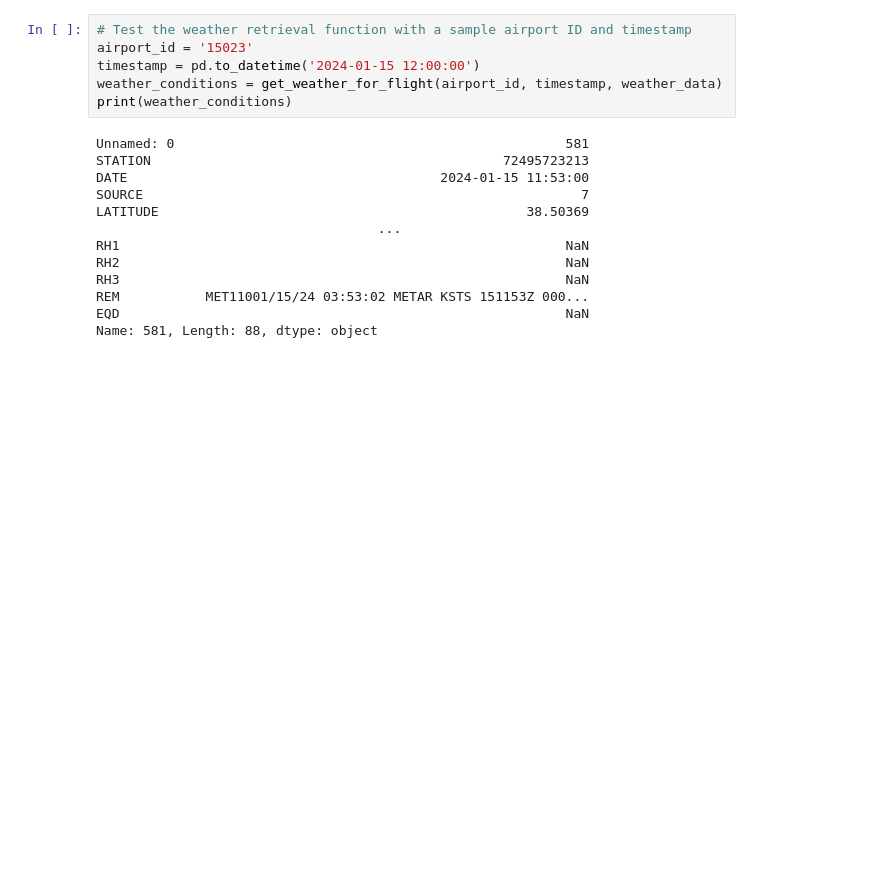
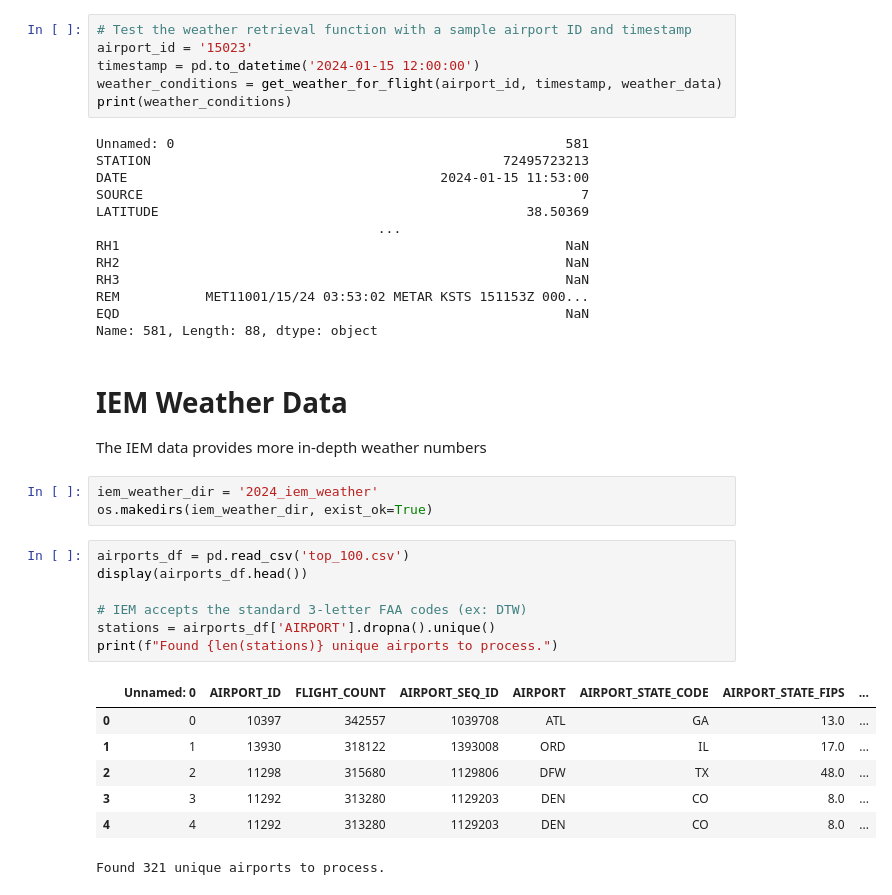
Before and after one commit to Cadek2002/Weather-or-Not, a Jupyter notebook: WeatherDataCollection.ipynb, the cells around one changed output. Cells and saved outputs as stored; diff of their text form; blank space fills up the shorter version.

Commit message:
injesting Iowa State Mesonet

```diff
--- a/WeatherDataCollection.ipynb
+++ b/WeatherDataCollection.ipynb
@@ -151,3 +152,24 @@ RH3                                                         NaN
 REM           MET11001/15/24 03:53:02 METAR KSTS 151153Z 000...
 EQD                                                         NaN
 Name: 581, Length: 88, dtype: object
+# %% [markdown]
+# IEM Weather Data
+The IEM data provides more in-depth weather numbers
+# %%
+iem_weather_dir = '2024_iem_weather'
+os.makedirs(iem_weather_dir, exist_ok=True)
+# %%
+airports_df = pd.read_csv('top_100.csv')
+display(airports_df.head())
+
+# IEM accepts the standard 3-letter FAA codes (ex: DTW)
+stations = airports_df['AIRPORT'].dropna().unique()
+print(f"Found {len(stations)} unique airports to process.")
+# %% [output]
+|  | Unnamed: 0 | AIRPORT_ID | FLIGHT_COUNT | AIRPORT_SEQ_ID | AIRPORT | AIRPORT_STATE_CODE | AIRPORT_STATE_FIPS | ... |
+| 0 | 0 | 10397 | 342557 | 1039708 | ATL | GA | 13.0 | ... |
+| 1 | 1 | 13930 | 318122 | 1393008 | ORD | IL | 17.0 | ... |
+| 2 | 2 | 11298 | 315680 | 1129806 | DFW | TX | 48.0 | ... |
+| 3 | 3 | 11292 | 313280 | 1129203 | DEN | CO | 8.0 | ... |
+| 4 | 4 | 11292 | 313280 | 1129203 | DEN | CO | 8.0 | ... |
+Found 321 unique airports to process.
```
Also changed, not shown: parts of 8 cells of this notebook, 1 other file.
